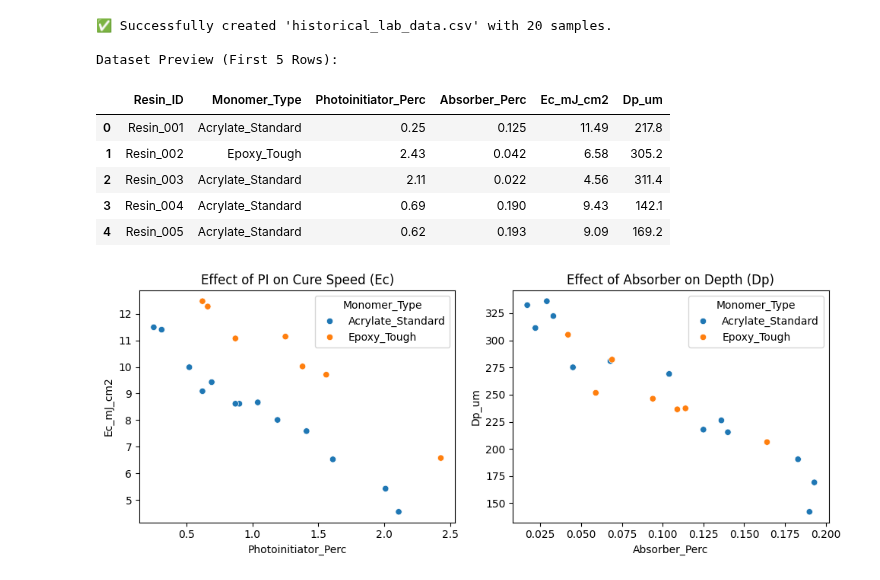
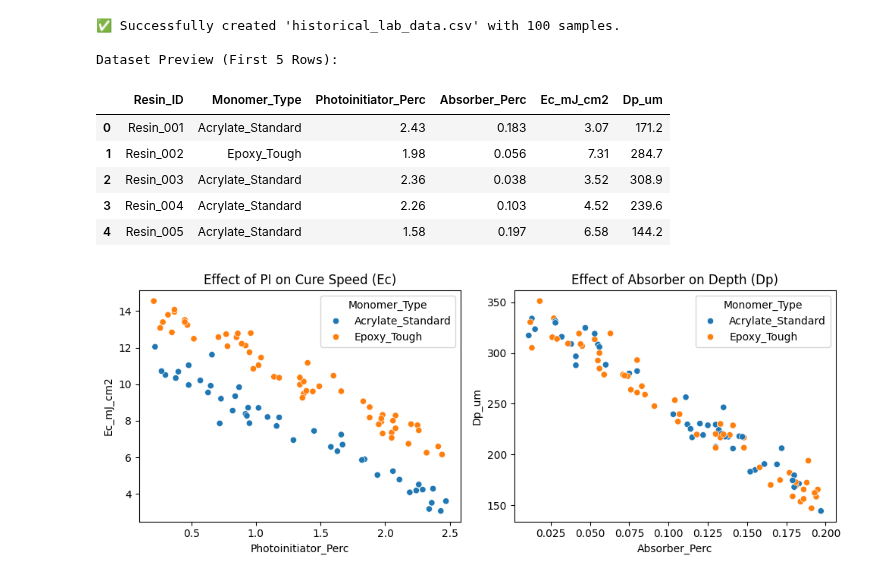
Before and after one commit to nyee88/tvam_resin_mini, a Jupyter notebook: NRC_Postdoc_Project/01_Resin_Discovery_Framework.ipynb, the cells around one changed output. Saved outputs shown, nothing was run; the diff lists cells and outputs as text; code cells hidden in the pictures.

Commit message:
n_samples = 100

```diff
--- a/NRC_Postdoc_Project/01_Resin_Discovery_Framework.ipynb
+++ b/NRC_Postdoc_Project/01_Resin_Discovery_Framework.ipynb
@@ -11,7 +11,7 @@ import seaborn as sns
 # This ensures anyone running your portfolio can reproduce your results immediately.
 filename = "historical_lab_data.csv"
 np.random.seed(42)  # Consistency seed
-n_samples = 20      # Small "historical" dataset size
+n_samples = 100      # Small "historical" dataset size
 
 # --- 1. GENERATE INGREDIENTS (The Inputs) ---
 data = {
@@ -50,40 +50,40 @@ def calc_dp(row):
     # Strong inverse effect of absorber
     abs_effect = -1000.0 * row["Absorber_Perc"]
     noise = np.random.normal(0, 15)
     return max(50.0, base_dp + abs_effect + noise)
 
 df["Ec_mJ_cm2"] = df.apply(calc_ec, axis=1).round(2)
 df["Dp_um"] = df.apply(calc_dp, axis=1).round(1)
 
 # --- 3. SAVE TO CSV (Virtual) ---
 df.to_csv(filename, index=False)
 
 print(f"✅ Successfully created '{filename}' with {n_samples} samples.")
 print("\nDataset Preview (First 5 Rows):")
 display(df.head())
 
 # Optional: Quick visual check
 plt.figure(figsize=(10, 4))
 plt.subplot(1, 2, 1)
 sns.scatterplot(data=df, x="Photoinitiator_Perc", y="Ec_mJ_cm2", hue="Monomer_Type")
 plt.title("Effect of PI on Cure Speed (Ec)")
 
 plt.subplot(1, 2, 2)
 sns.scatterplot(data=df, x="Absorber_Perc", y="Dp_um", hue="Monomer_Type")
 plt.title("Effect of Absorber on Depth (Dp)")
 plt.tight_layout()
 plt.show()
 # %% [output]
-✅ Successfully created 'historical_lab_data.csv' with 20 samples.
+✅ Successfully created 'historical_lab_data.csv' with 100 samples.
 
 Dataset Preview (First 5 Rows):
 |  | Resin_ID | Monomer_Type | Photoinitiator_Perc | Absorber_Perc | Ec_mJ_cm2 | Dp_um |
-| 0 | Resin_001 | Acrylate_Standard | 0.25 | 0.125 | 11.49 | 217.8 |
-| 1 | Resin_002 | Epoxy_Tough | 2.43 | 0.042 | 6.58 | 305.2 |
-| 2 | Resin_003 | Acrylate_Standard | 2.11 | 0.022 | 4.56 | 311.4 |
-| 3 | Resin_004 | Acrylate_Standard | 0.69 | 0.190 | 9.43 | 142.1 |
-| 4 | Resin_005 | Acrylate_Standard | 0.62 | 0.193 | 9.09 | 169.2 |
+| 0 | Resin_001 | Acrylate_Standard | 2.43 | 0.183 | 3.07 | 171.2 |
+| 1 | Resin_002 | Epoxy_Tough | 1.98 | 0.056 | 7.31 | 284.7 |
+| 2 | Resin_003 | Acrylate_Standard | 2.36 | 0.038 | 3.52 | 308.9 |
+| 3 | Resin_004 | Acrylate_Standard | 2.26 | 0.103 | 4.52 | 239.6 |
+| 4 | Resin_005 | Acrylate_Standard | 1.58 | 0.197 | 6.58 | 144.2 |
-[figure, old version]
+[figure, new version]
 # %%
 # --- CELL 2: LEARN PHYSICS FROM CHEMISTRY (WITH HELD-OUT TEST SET) ---
 
```
Also changed, not shown: parts of 1 cell of this notebook.
